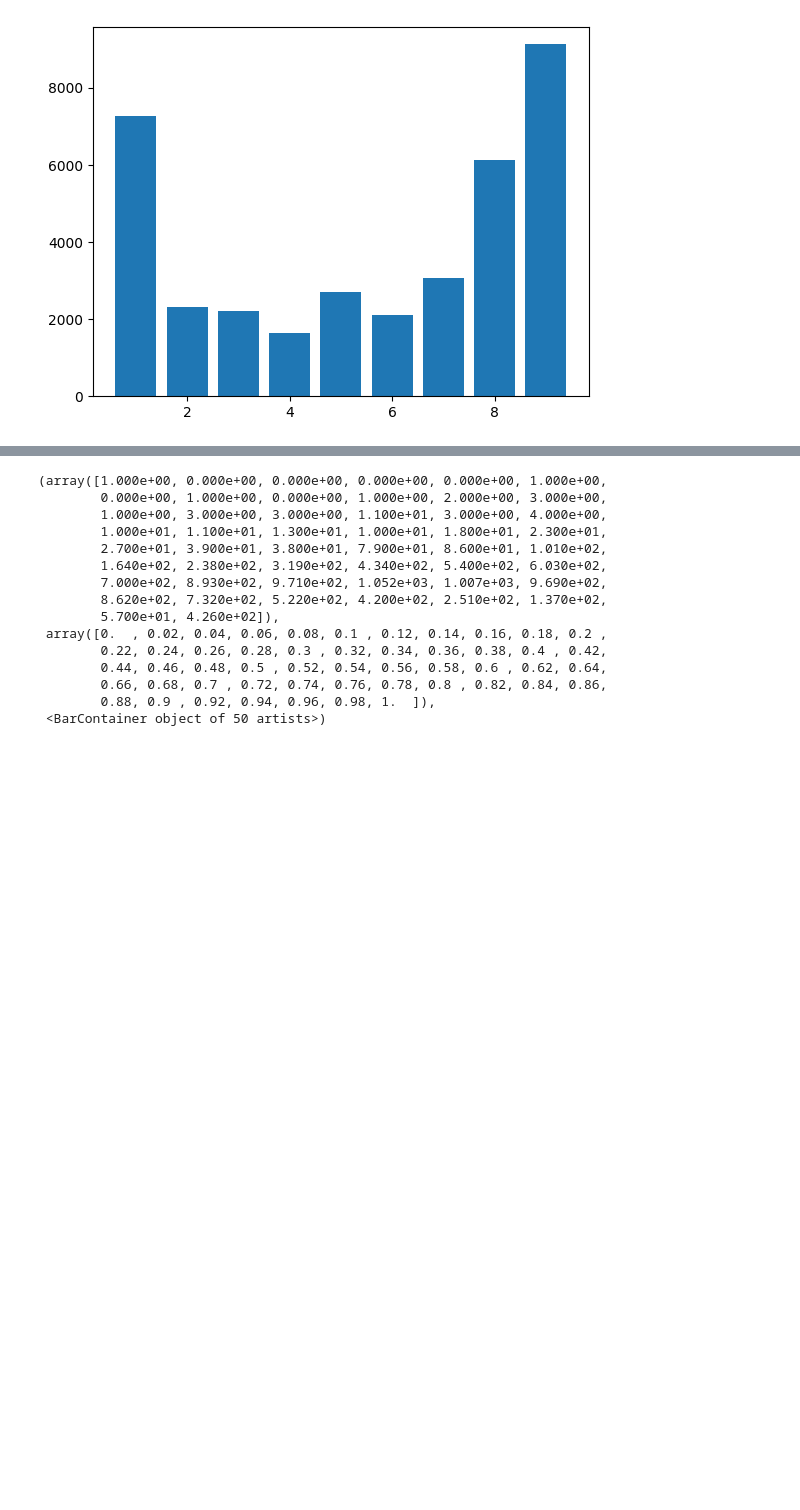
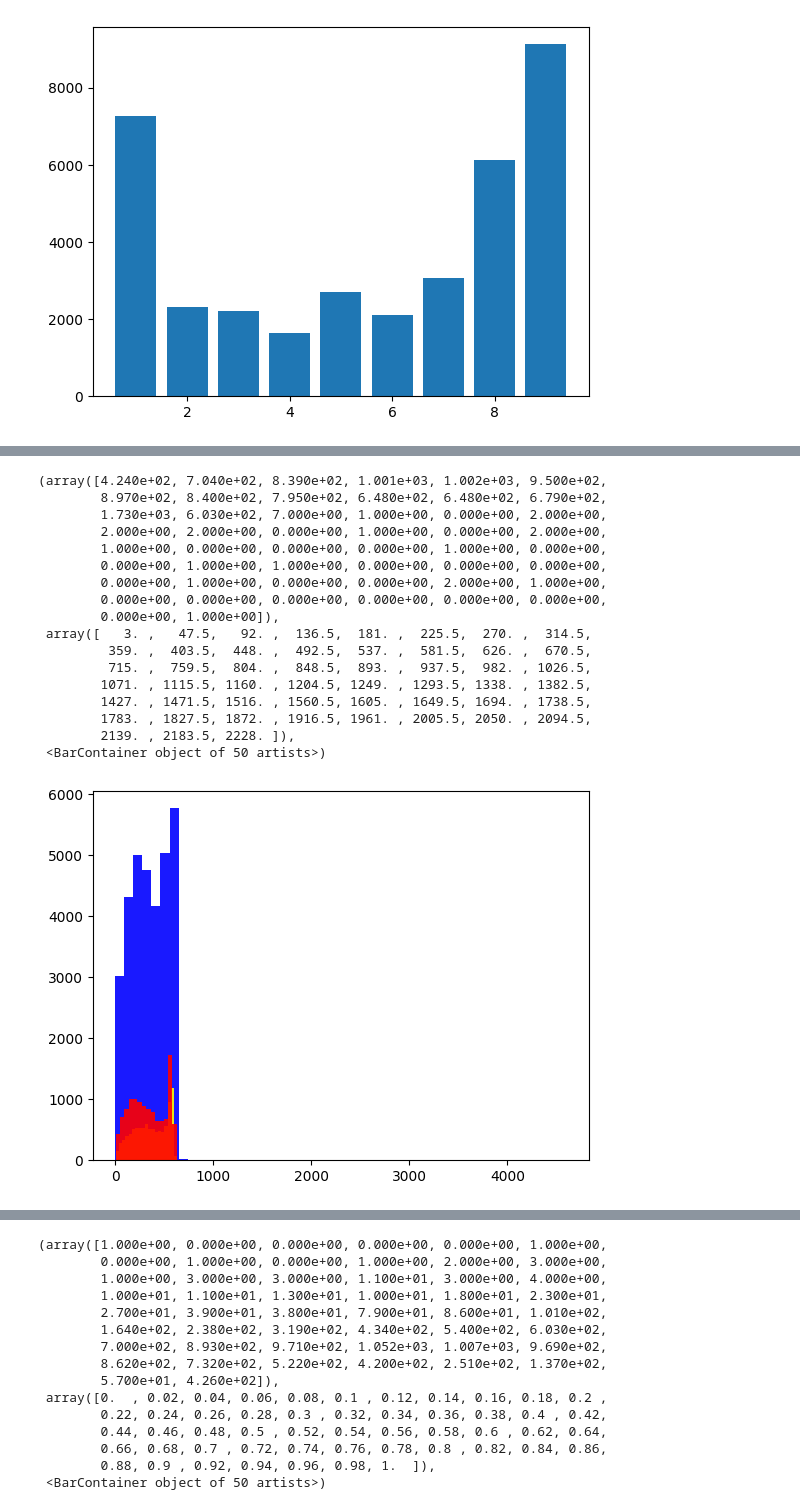
Before and after one commit to mastino/drug_review_classification, a Jupyter notebook: eda_notebook.ipynb, the cells around one changed output, grey strips where cells are left out. Cells and saved outputs as stored; diff of their text form; code cells hidden in the pictures; blank space fills up the shorter version.

```diff
--- a/eda_notebook.ipynb
+++ b/eda_notebook.ipynb
@@ -71,0 +80,24 @@ plt.hist(df[df["rating"] <= 3]["pos"], bins=50, label='pos', alpha=0.9, color='r
+# %%
+column_name="letter_count"
+plt.hist(df[df["rating"] >= 8][column_name], bins=50, label='high rate letter_count', alpha=0.9, color='blue')
+plt.hist(df[(df["rating"] > 3) & (df["rating"] < 8)][column_name], bins=50, label='mid rate letter_count', alpha=0.9, color='yellow')
+plt.hist(df[df["rating"] <= 3][column_name], bins=50, label='low rate letter_count', alpha=0.9, color='red')
+# %% [output]
+(array([4.240e+02, 7.040e+02, 8.390e+02, 1.001e+03, 1.002e+03, 9.500e+02,
+        8.970e+02, 8.400e+02, 7.950e+02, 6.480e+02, 6.480e+02, 6.790e+02,
+        1.730e+03, 6.030e+02, 7.000e+00, 1.000e+00, 0.000e+00, 2.000e+00,
+        2.000e+00, 2.000e+00, 0.000e+00, 1.000e+00, 0.000e+00, 2.000e+00,
+        1.000e+00, 0.000e+00, 0.000e+00, 0.000e+00, 1.000e+00, 0.000e+00,
+        0.000e+00, 1.000e+00, 1.000e+00, 0.000e+00, 0.000e+00, 0.000e+00,
+        0.000e+00, 1.000e+00, 0.000e+00, 0.000e+00, 2.000e+00, 1.000e+00,
+        0.000e+00, 0.000e+00, 0.000e+00, 0.000e+00, 0.000e+00, 0.000e+00,
+        0.000e+00, 1.000e+00]),
+ array([   3. ,   47.5,   92. ,  136.5,  181. ,  225.5,  270. ,  314.5,
+         359. ,  403.5,  448. ,  492.5,  537. ,  581.5,  626. ,  670.5,
+         715. ,  759.5,  804. ,  848.5,  893. ,  937.5,  982. , 1026.5,
+        1071. , 1115.5, 1160. , 1204.5, 1249. , 1293.5, 1338. , 1382.5,
+        1427. , 1471.5, 1516. , 1560.5, 1605. , 1649.5, 1694. , 1738.5,
+        1783. , 1827.5, 1872. , 1916.5, 1961. , 2005.5, 2050. , 2094.5,
+        2139. , 2183.5, 2228. ]),
+ <BarContainer object of 50 artists>)
+[figure, added]
```
Also changed, not shown: parts of 7 cells of this notebook.
